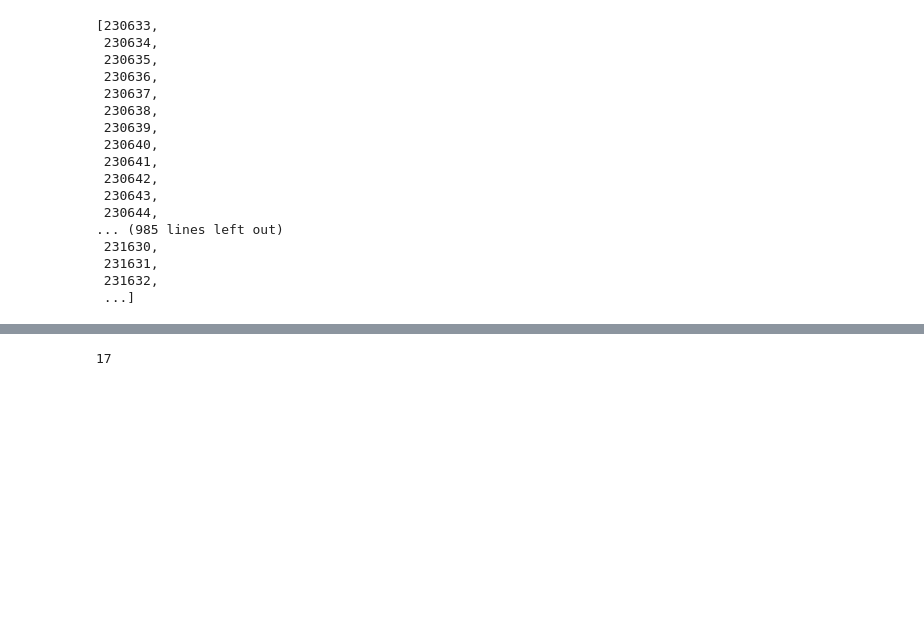
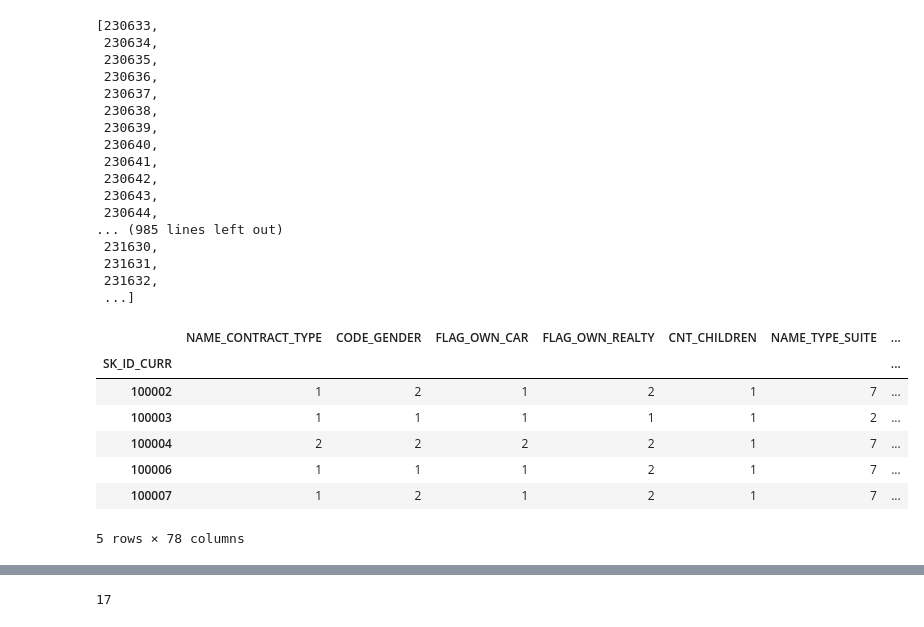
Before and after one commit to kugmax/fastai_learn, a Jupyter notebook: Home Credit Default Risk (only app).ipynb, the cells around one changed output, grey strips where cells are left out. Saved outputs shown, nothing was run; the diff lists cells and outputs as text; code cells hidden in the pictures; blank space fills up the shorter version.

```diff
--- a/Home Credit Default Risk (only app).ipynb
+++ b/Home Credit Default Risk (only app).ipynb
@@ -91,7 +91,7 @@ len(train), len(test)
 # %% [output]
 (307511, 48744)
 # %%
-cat_vars = ['SK_ID_CURR', 'NAME_CONTRACT_TYPE', 'CODE_GENDER', 'FLAG_OWN_CAR', 'FLAG_OWN_REALTY', 'CNT_CHILDREN',
+cat_vars = ['NAME_CONTRACT_TYPE', 'CODE_GENDER', 'FLAG_OWN_CAR', 'FLAG_OWN_REALTY', 'CNT_CHILDREN',
            'NAME_TYPE_SUITE', 'NAME_INCOME_TYPE', 'NAME_EDUCATION_TYPE', 'NAME_FAMILY_STATUS', 'NAME_HOUSING_TYPE',
            'REGION_POPULATION_RELATIVE', 'DAYS_BIRTH', 'DAYS_EMPLOYED', 'DAYS_REGISTRATION', 'DAYS_ID_PUBLISH',
            'OWN_CAR_AGE', 'FLAG_MOBIL', 'FLAG_EMP_PHONE', 'FLAG_CONT_MOBILE', 'FLAG_PHONE', 'FLAG_EMAIL',
@@ -173,4 +164,4 @@ joined_test.head()
 # %%
 samp_size = n
-#joined_samp = joined.set_index("SK_ID_CURR")
+joined_samp = joined.set_index("SK_ID_CURR")
 # %%
@@ -180,5 +170,5 @@ NameError: name 'joined_samp' is not defined
 # %%
-#df, y, nas, mapper = proc_df(joined_samp, dep, do_scale=True)
-df, y, nas, mapper = proc_df(joined, dep, do_scale=True)
+#df, y, nas, mapper = proc_df(joined_samp, dep, ['SK_ID_CURR'], do_scale=True)
+df, y, nas, mapper = proc_df(joined_samp, dep, do_scale=True)
 #yl = np.log(y)
 yl = y
@@ -235,0 +219,11 @@ def exp_rmspe(y_pred, targ):
+# %%
+df.head()
+# %% [output]
+|  | NAME_CONTRACT_TYPE | CODE_GENDER | FLAG_OWN_CAR | FLAG_OWN_REALTY | CNT_CHILDREN | NAME_TYPE_SUITE | ... |
+| SK_ID_CURR |  |  |  |  |  |  | ... |
+| 100002 | 1 | 2 | 1 | 2 | 1 | 7 | ... |
+| 100003 | 1 | 1 | 1 | 1 | 1 | 2 | ... |
+| 100004 | 2 | 2 | 2 | 2 | 1 | 7 | ... |
+| 100006 | 1 | 1 | 1 | 2 | 1 | 7 | ... |
+| 100007 | 1 | 2 | 1 | 2 | 1 | 7 | ... |
+5 rows × 78 columns
```
Also changed, not shown: parts of 26 cells of this notebook.
